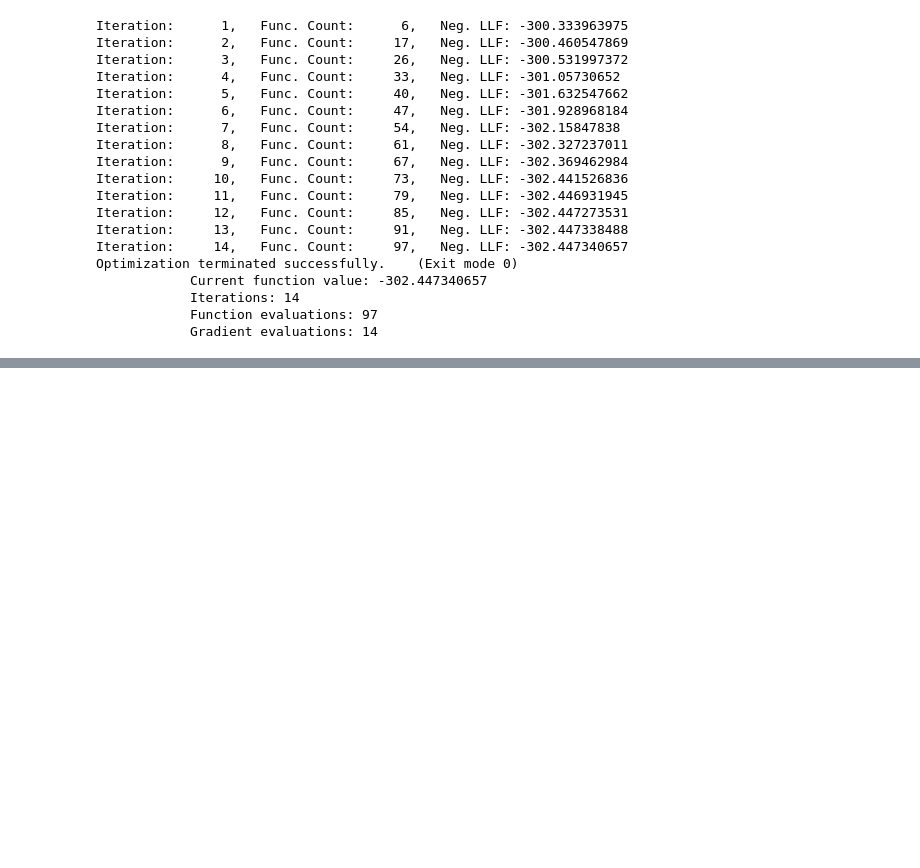
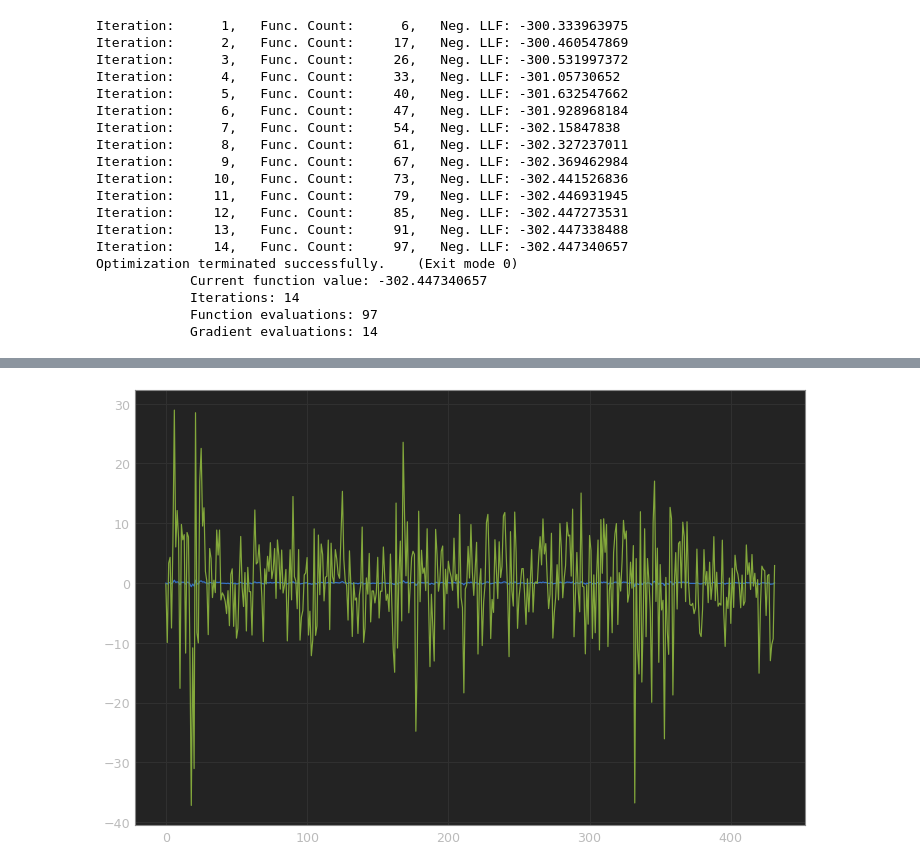
Before and after one commit to xtwxfxk/left5, a Jupyter notebook: analysis of financial time series/chapter03.ipynb, the cells around one changed output, grey strips where cells are left out. Saved outputs shown, nothing was run; the diff lists cells and outputs as text; code cells hidden in the pictures; blank space fills up the shorter version.

```diff
--- a/analysis of financial time series/chapter03.ipynb
+++ b/analysis of financial time series/chapter03.ipynb
@@ -126,0 +149,6 @@ fig = res.plot()
+# %%
+plt.plot(res.resid)
+plt.plot(res.resid / np.var(res.resid))
+plt.show()
+# %% [output]
+[figure, added]
```
Also changed, not shown: parts of 16 cells of this notebook, 2 other files.
